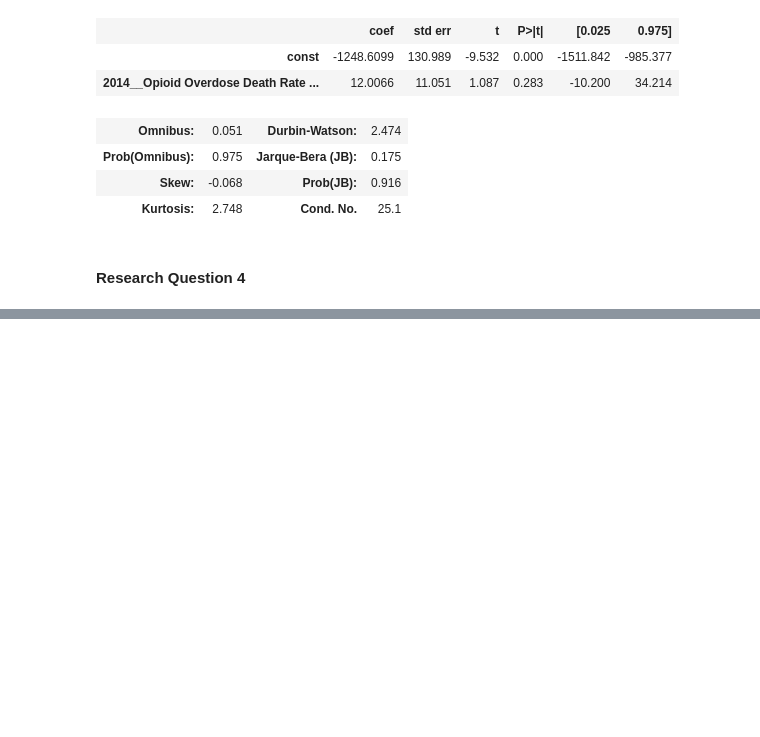
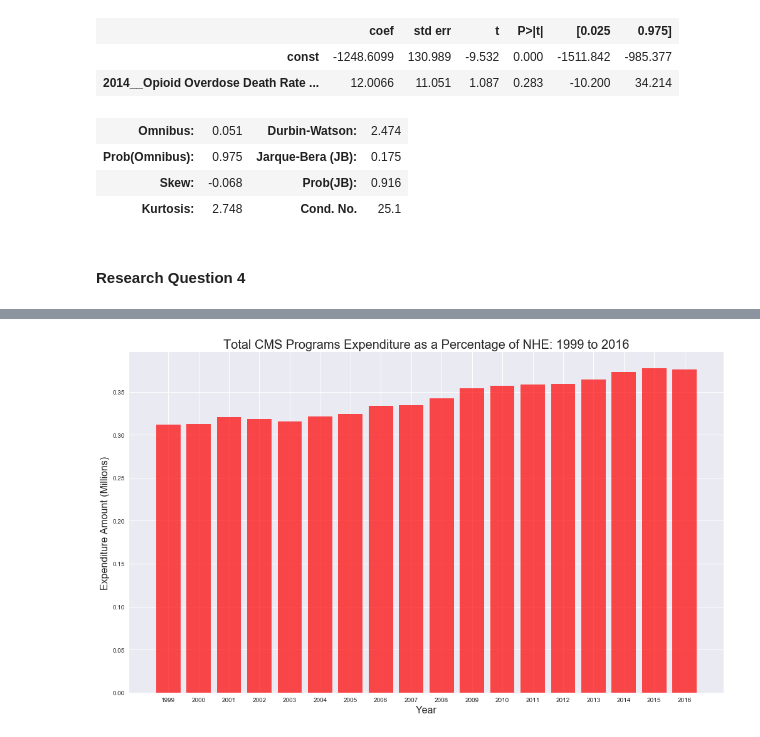
Before and after one commit to christa-fields/GWU_Databootcamp_Project_1, a Jupyter notebook: main.ipynb, the cells around one changed output, grey strips where cells are left out. Cells and saved outputs as stored; diff of their text form; code cells hidden in the pictures; blank space fills up the shorter version.

```diff
--- a/main.ipynb
+++ b/main.ipynb
@@ -540,0 +545,14 @@ OLS Regression Results
+# %%
+# plot CMS spending as percentage of NHE
+plt.figure(figsize = (17,10))                                                # sets bar chart parameters
+plt.title('Total CMS Programs Expenditure as a Percentage of NHE: %s to %s' % (year_min, year_max), fontdict = {'fontsize': 20})
+plt.xlabel('Year', fontdict = {'fontsize': 16})
+plt.ylabel('Expenditure Amount (Millions)', fontdict = {'fontsize': 16})
+xvals = np.arange(len(q1ds1_df))
+tick_locations = [value+0.4 for value in xvals]
+plt.bar(xvals, cms_spending / nhe_spending, color='r', alpha=0.7, align="edge")
+plt.xticks(tick_locations, q1ds1_df['Year Code'], rotation="horizontal")
+
+plt.show()
+# %% [output]
+[figure, added]
```
Also changed, not shown: parts of 19 cells of this notebook, 1 other file.
